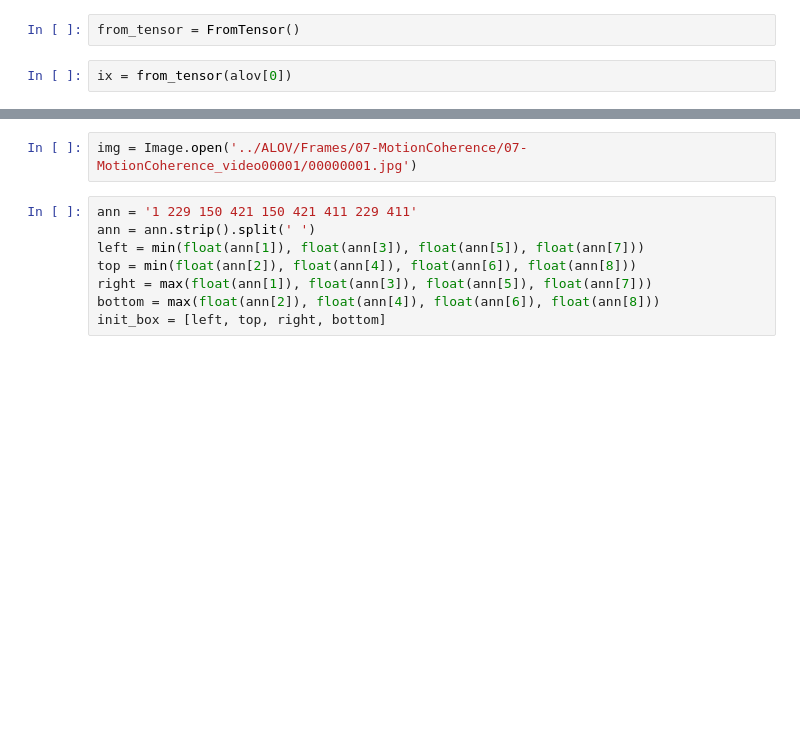
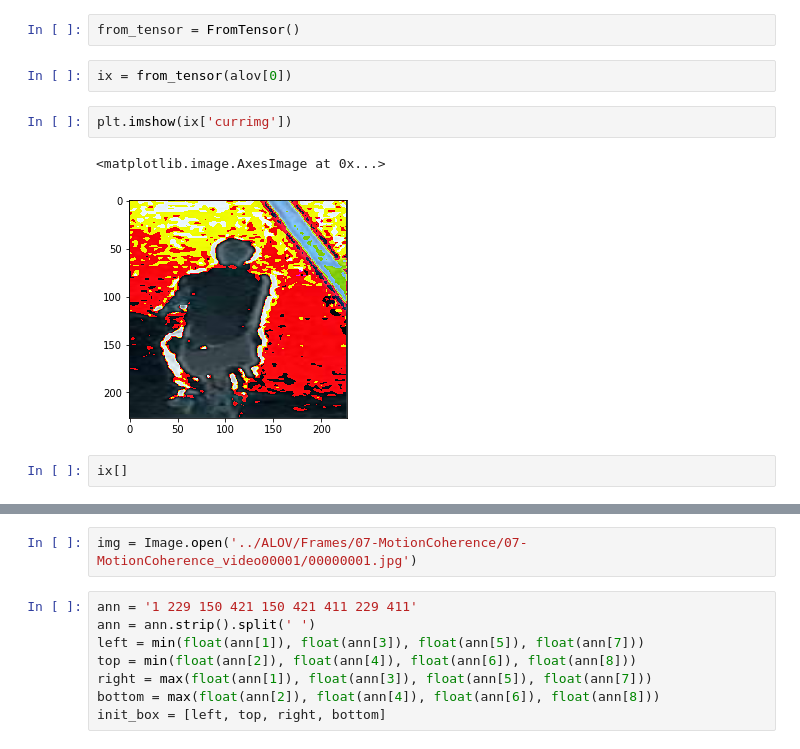
Before and after one commit to devyhia/pygoturn, a Jupyter notebook: Test GOTURN.ipynb, the cells around one changed output, grey strips where cells are left out. Drawn from its saved outputs; the diff is of its cells as text; blank space fills up the shorter version.

```diff
--- a/Test GOTURN.ipynb
+++ b/Test GOTURN.ipynb
@@ -28,4 +28,11 @@ alov = ALOVDataset('../ALOV/Frames/',
 from_tensor = FromTensor()
 # %%
 ix = from_tensor(alov[0])
+# %%
+plt.imshow(ix['currimg'])
+# %% [output]
+<matplotlib.image.AxesImage at 0x...>
+[figure, added]
+# %%
+ix[]
 # %%
```
Also changed, not shown: parts of 1 cell of this notebook, 1 other file.
